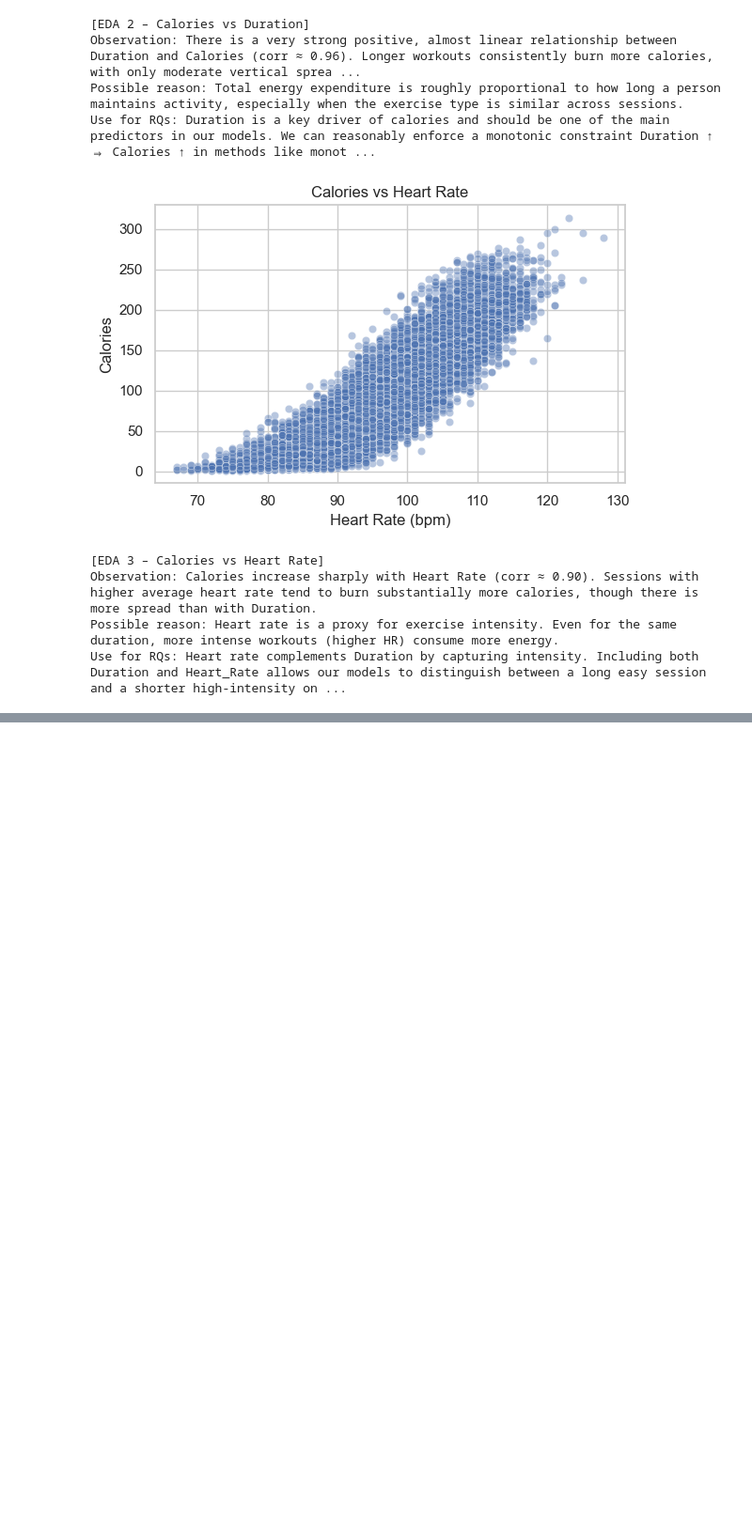
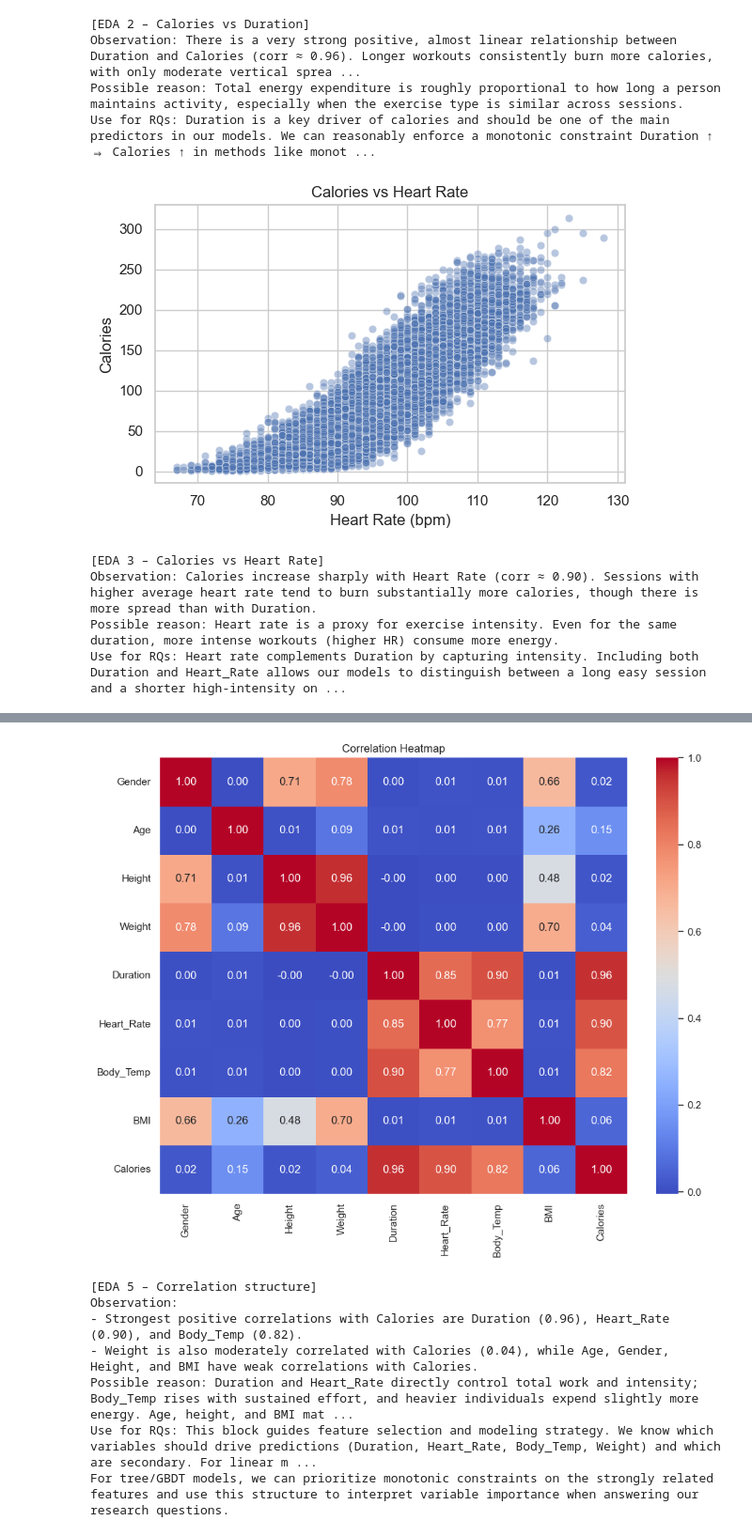
Before and after one commit to haseebshaik00/CalFit-STA-221-Project, a Jupyter notebook: calfit-analysis.ipynb, the cells around one changed output, grey strips where cells are left out. Shown: that part at 94% size. Drawn from its saved outputs; the diff is of its cells as text; code cells hidden in the pictures; blank space fills up the shorter version.

```diff
--- a/calfit-analysis.ipynb
+++ b/calfit-analysis.ipynb
@@ -247,0 +289,44 @@ Use for RQs: Heart rate complements Duration by capturing intensity. Including b
+# %%
+# [EDA 5 – Correlation structure]
+
+corr_cols = feature_cols + [target_col]  # ["Gender", "Age", ..., "BMI"] + ["Calories"]
+corr = df[corr_cols].corr()
+
+plt.figure(figsize=(10, 8))
+sns.heatmap(corr, annot=True, fmt=".2f", cmap="coolwarm")
+plt.title("Correlation Heatmap")
+plt.tight_layout()
+plt.show()
+
+corr_with_cal = corr["Calories"].drop("Calories").sort_values(ascending=False)
+
+print("\n[EDA 5 – Correlation structure]")
+print("Observation:")
+print(
+    f"- Strongest positive correlations with Calories are Duration "
+    f"({corr_with_cal['Duration']:.2f}), Heart_Rate ({corr_with_cal['Heart_Rate']:.2f}), "
+    f"and Body_Temp ({corr_with_cal['Body_Temp']:.2f}).")
+print(
+    f"- Weight is also moderately correlated with Calories "
+    f"({corr_with_cal['Weight']:.2f}), while Age, Gender, Height, and BMI have weak "
+    "correlations with Calories.")
+print(
+    "Possible reason: Duration and Heart_Rate directly control total work and intensity; "
+    "Body_Temp rises with sustained effort, and heavier individuals expend slightly more "
+    "energy. Age, height, and BMI matter less once actual workout behavior is observed.")
+print(
+    "Use for RQs: This block guides feature selection and modeling strategy. We know "
+    "which variables should drive predictions (Duration, Heart_Rate, Body_Temp, Weight) "
+    "and which are secondary. For linear models (like LASSO), we must watch for "
+    "multicollinearity (e.g., Height–Weight–BMI are highly correlated). \nFor tree/GBDT "
+    "models, we can prioritize monotonic constraints on the strongly related features and "
+    "use this structure to interpret variable importance when answering our research questions.")
+# %% [output]
+[figure, added]
+[EDA 5 – Correlation structure]
+Observation:
+- Strongest positive correlations with Calories are Duration (0.96), Heart_Rate (0.90), and Body_Temp (0.82).
+- Weight is also moderately correlated with Calories (0.04), while Age, Gender, Height, and BMI have weak correlations with Calories.
+Possible reason: Duration and Heart_Rate directly control total work and intensity; Body_Temp rises with sustained effort, and heavier individuals expend slightly more energy. Age, height, and BMI mat ...
+Use for RQs: This block guides feature selection and modeling strategy. We know which variables should drive predictions (Duration, Heart_Rate, Body_Temp, Weight) and which are secondary. For linear m ...
+For tree/GBDT models, we can prioritize monotonic constraints on the strongly related features and use this structure to interpret variable importance when answering our research questions.
```
Also changed, not shown: parts of 1 cell of this notebook.
